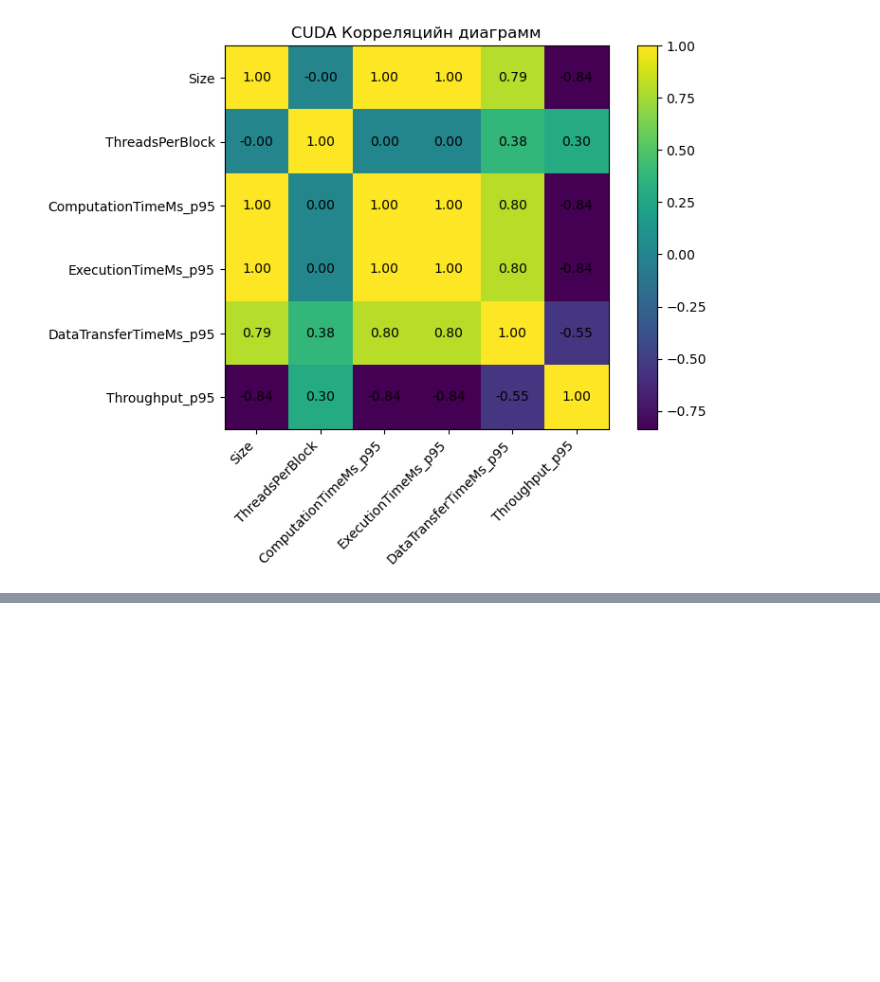
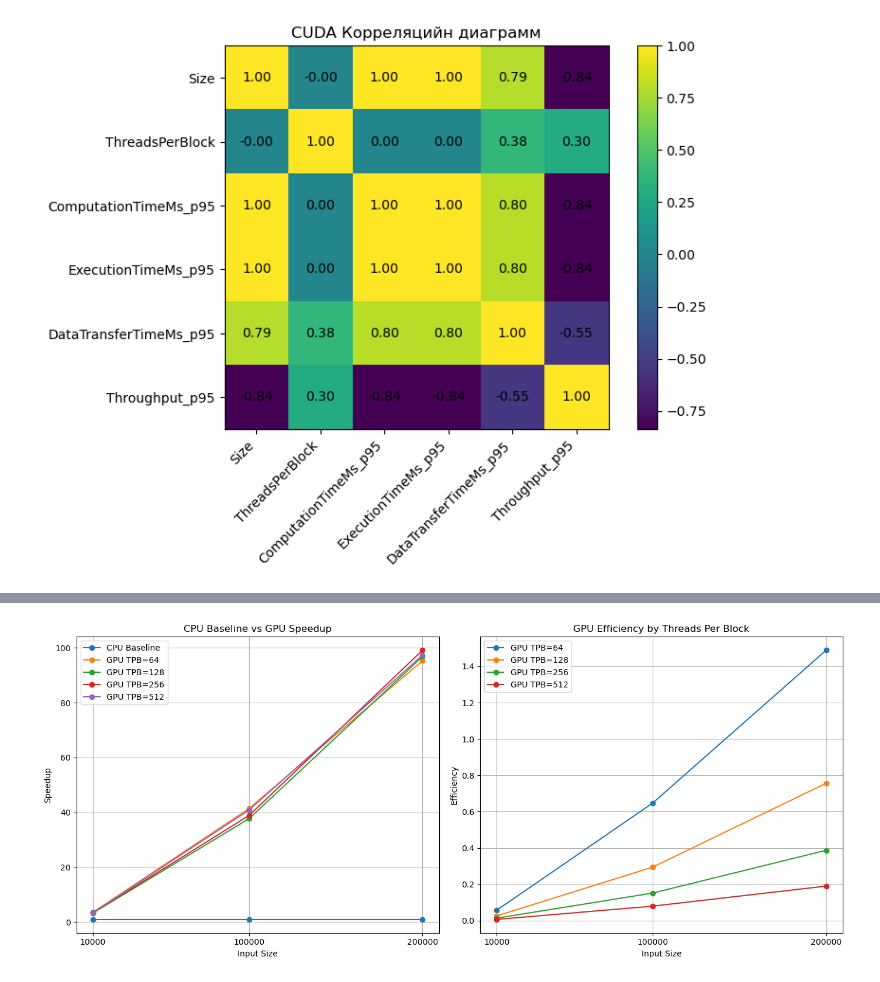
Before and after one commit to Anhkbayar/BubbleSortOnLinkedList, a Jupyter notebook: Cuda/CudaBenchmarkResults.ipynb, the cells around one changed output, grey strips where cells are left out. Saved outputs shown, nothing was run; the diff lists cells and outputs as text; code cells hidden in the pictures; blank space fills up the shorter version.

Commit message:
edit cuda results

```diff
--- a/Cuda/CudaBenchmarkResults.ipynb
+++ b/Cuda/CudaBenchmarkResults.ipynb
@@ -25,10 +25,15 @@ df.head()
 | 3 | Cuda Odd-Even | 10000 | 79 | 64 | 72.706 | 73.263 | 0.076 | ... |
 | 4 | Cuda Odd-Even | 100000 | 782 | 64 | 735.854 | 737.587 | 0.152 | ... |
 # %%
-df = pd.read_csv("combined.csv")
+gpu_df = pd.read_csv("cuda_combined.csv")
+cpu_df = pd.read_csv("cpu_sequential.csv")
+
+cpu_base = cpu_df[["Size", "ExecutionTimeMs"]].rename(
+    columns={"ExecutionTimeMs": "CpuBaselineExecutionTimeMs"}
+)
 
 summary_df = (
-    df.groupby(["Type", "Size", "ThreadsPerBlock"], as_index=False)
+    gpu_df.groupby(["Type", "Size", "ThreadsPerBlock"], as_index=False)
       .agg(
           Blocks_mean=("Blocks", "mean"),
 
@@ -95,0 +137,63 @@ plt.show()
+# %%
+plot_df = result_df.sort_values(["ThreadsPerBlock", "Size"])
+
+sizes = sorted(plot_df["Size"].unique())
+
+# Efficiency calculation
+# Option 1: efficiency by threads per block
+plot_df["Efficiency_mean"] = plot_df["Speedup_mean"] / plot_df["ThreadsPerBlock"]
+
+# If you have Blocks column, this is better:
+# plot_df["TotalThreads"] = plot_df["Blocks"] * plot_df["ThreadsPerBlock"]
+# plot_df["Efficiency_mean"] = plot_df["Speedup_mean"] / plot_df["TotalThreads"]
+
+plt.figure(figsize=(14, 6))
+
+# -----------------------------
+# Graph 1: Speedup
+# -----------------------------
+plt.subplot(1, 2, 1)
+
+plt.plot(sizes, [1.0] * len(sizes), marker='o', label="CPU Baseline")
+
+for tpb in sorted(plot_df["ThreadsPerBlock"].unique()):
+    subset = plot_df[plot_df["ThreadsPerBlock"] == tpb].sort_values("Size")
+    plt.plot(
+        subset["Size"],
+        subset["Speedup_mean"],
+        marker='o',
+        label=f"GPU TPB={tpb}"
+    )
+
+plt.xlabel("Input Size")
+plt.ylabel("Speedup")
+plt.title("CPU Baseline vs GPU Speedup")
+plt.xticks(sizes, [str(s) for s in sizes])
+plt.legend()
+plt.grid(True)
+
+# -----------------------------
+# Graph 2: Efficiency
+# -----------------------------
+plt.subplot(1, 2, 2)
+
+for tpb in sorted(plot_df["ThreadsPerBlock"].unique()):
+    subset = plot_df[plot_df["ThreadsPerBlock"] == tpb].sort_values("Size")
+    plt.plot(
+        subset["Size"],
+        subset["Efficiency_mean"],
+        marker='o',
+        label=f"GPU TPB={tpb}"
+    )
+
+plt.xlabel("Input Size")
+plt.ylabel("Efficiency")
+plt.title("GPU Efficiency by Threads Per Block")
+plt.xticks(sizes, [str(s) for s in sizes])
+plt.legend()
+plt.grid(True)
+
+plt.tight_layout()
+plt.show()
+# %% [output]
+[figure, added]
```
Also changed, not shown: parts of 1 cell of this notebook, 3 other files.
